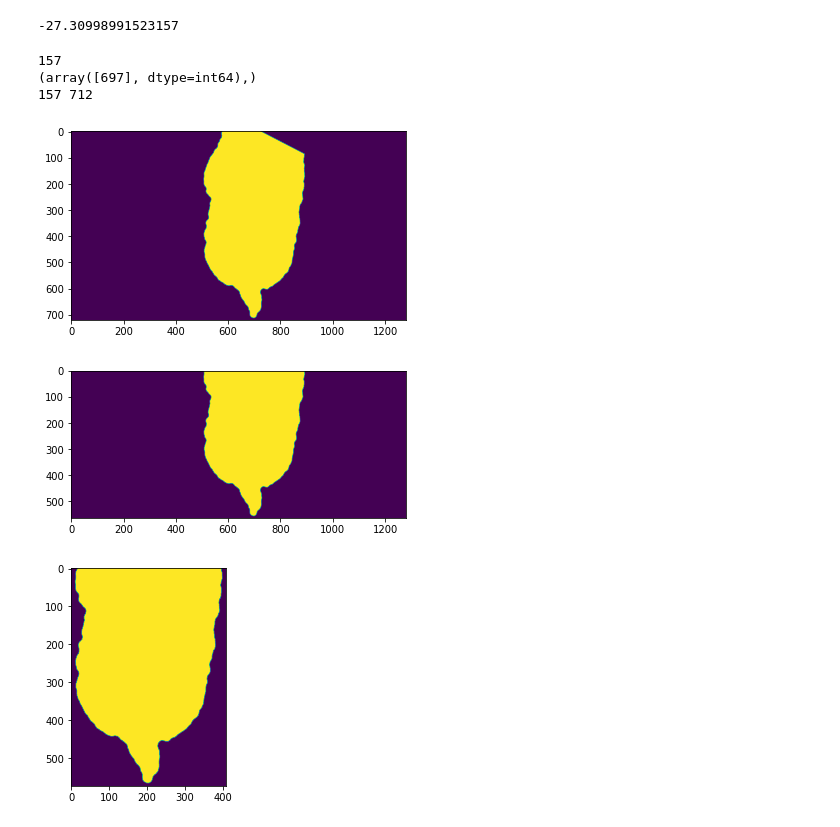
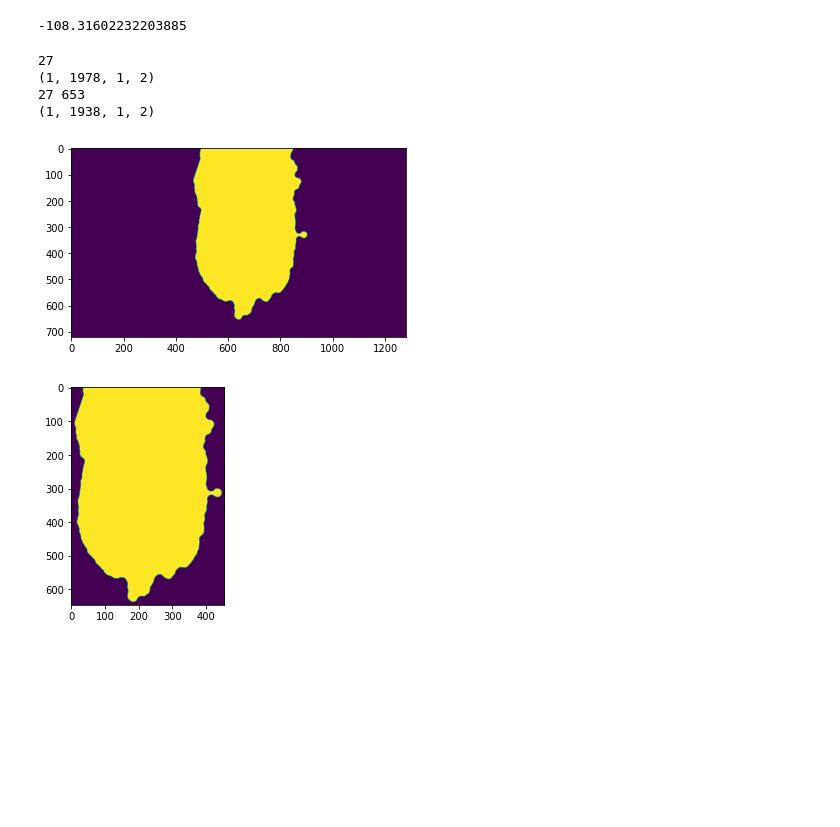
Before and after one commit to zwinkler/Automated-BCS, a Jupyter notebook: Automated BCS.ipynb, the cells around one changed output. Cells and saved outputs as stored; diff of their text form; code cells hidden in the pictures; blank space fills up the shorter version.

Commit message:
Got kernel PCA to work, fixed bugs with differing crop lengths causing contours ot not work

```diff
--- a/Automated BCS.ipynb
+++ b/Automated BCS.ipynb
@@ -17,7 +17,7 @@ import sklearn.decomposition
 # %%
 #inputs---------------------------------
 
-img_num = 6
+img_num = 5
 img_names = glob.glob('Images/depth/usable/*')
 img = imageio.imread(img_names[img_num])
 
@@ -204,7 +204,7 @@ if k == '27':
 # angle = getOrientation(max_cnt, rotated_cow)
 # print(np.rad2deg(angle))
 # %% [output]
--27.30998991523157
+-108.31602232203885
 # %%
 # cv2.drawContours(rotated_cow, max_cnt, -1, (128, 0, 0), 3)
 # cv2.imshow('contours', rotated_cow)
@@ -218,7 +218,7 @@ for i in range(np.shape(cow_mask)[0]):
         len_top_row = int(np.sum(cow_mask[i, :])/255)
         break
 #print(len_top_row)
-crop_length = int(len_top_row*np.tan(abs(np.deg2rad(angle))))
+crop_length = abs(int(len_top_row*np.tan(abs(np.deg2rad(angle)))))
 print(crop_length)
 # max_y = np.max(np.where(rotated_cow == 255)[0])
 # min_y = np.min(np.where(rotated_cow == 255)[0])
@@ -243,40 +243,45 @@ print(crop_length)
 
 # print(max_row)
 
 cnt, _ = cv2.findContours(rotated_cow, cv2.RETR_TREE, cv2.CHAIN_APPROX_NONE)
+print(np.shape(cnt))
 max_cnt = max(cnt, key=cv2.contourArea)
 
 
 reshaped_contour = np.asarray(max_cnt).reshape((np.shape(max_cnt)[0], 2))
 
 max_y_crop = np.max(reshaped_contour[::, 0])
 min_y_crop = np.min(reshaped_contour[::, 0])
 
 
 max_x_crop = np.max(reshaped_contour[::, 1])
 # min_x_crop = np.min(reshaped_contour[::, 1]) #needs to be fixed somehow------------------------------------------
 min_x_crop = crop_length
 
 print(min_x_crop, max_x_crop)
-cropped_cow = rotated_cow[min_x_crop-10:max_x_crop+10, min_y_crop-10:max_y_crop+10]
+if min_x_crop > 10:
+    cropped_cow = rotated_cow[min_x_crop-10:max_x_crop+10, min_y_crop-10:max_y_crop+10]
+if min_x_crop < 10:
+    cropped_cow = rotated_cow[min_x_crop:max_x_crop+10, min_y_crop-10:max_y_crop+10]
 cnt, _ = cv2.findContours(cropped_cow, cv2.RETR_TREE, cv2.CHAIN_APPROX_NONE)
+print(np.shape(cnt))
 max_cnt = max(cnt, key=cv2.contourArea)
 reshaped_contour = np.asarray(max_cnt).reshape((np.shape(max_cnt)[0], 2))
 
 # img_seg = max(skimage.measure.label(np.where(cropped_cow != 0, 255, 0), background = 0, connectivity=2), key=np.sum())
 # plt.figure()
 # plt.imshow(img_seg)
 
 plt.figure()
 plt.imshow(cropped_cow)
 b_cow = np.where(cropped_cow>0, 1, 0)
 # %% [output]
-157
-(array([697], dtype=int64),)
-157 712
+27
+(1, 1978, 1, 2)
+27 653
+(1, 1938, 1, 2)
-[figure, old version]
+[figure, new version]
-[figure, old version]
+[figure, new version]
-[figure, removed]
 # %%
 #------------------------Getting contour----------------------------------------------------------------
 print(max_x_crop, min_x_crop, max_y_crop, min_y_crop)
```
Also changed, not shown: parts of 17 cells of this notebook.
